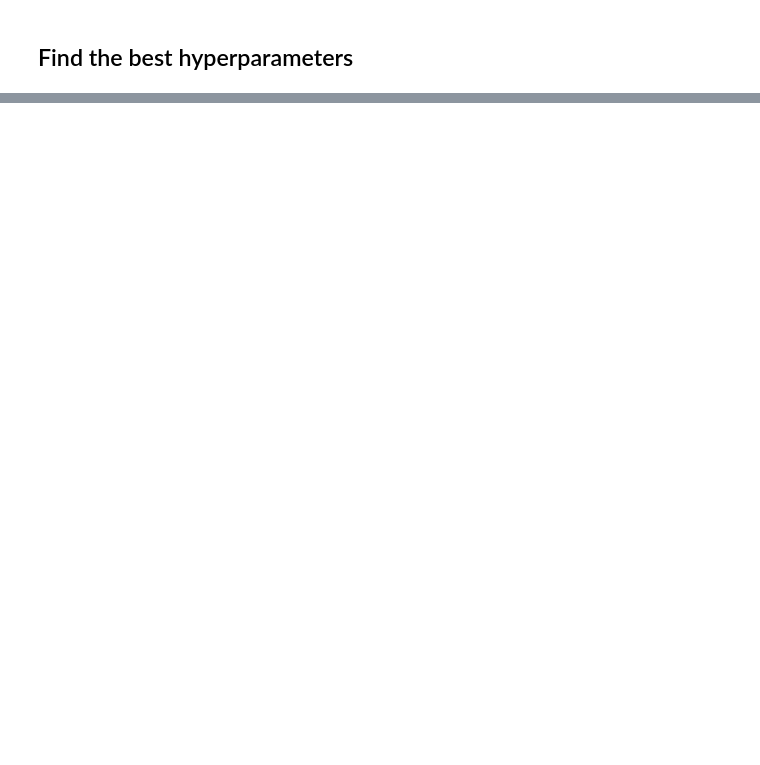
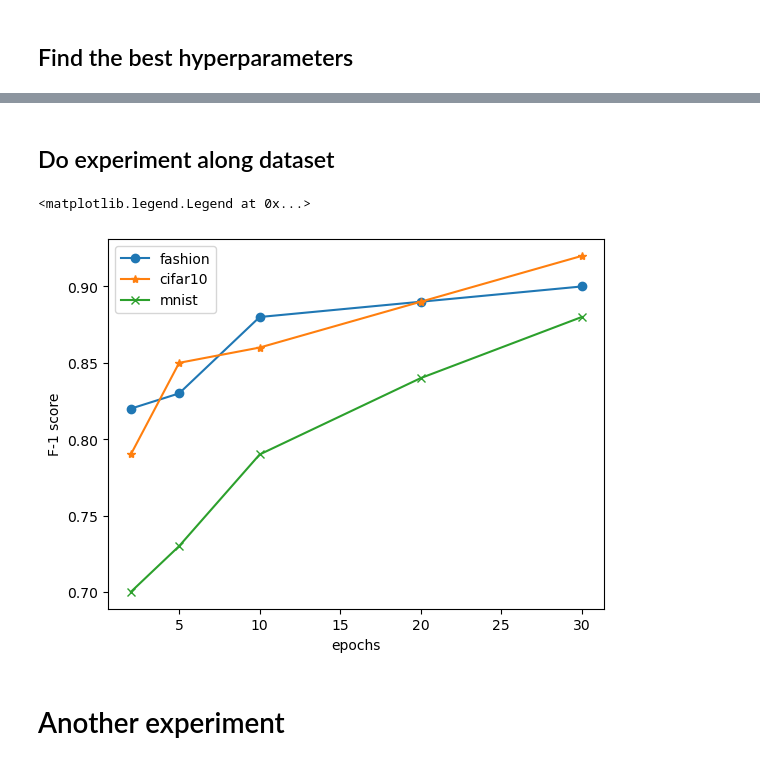
Before and after one commit to SoulMind01/FewShot-demo, a Jupyter notebook: experiment.ipynb, the cells around one changed output, grey strips where cells are left out. Cells and saved outputs as stored; diff of their text form; code cells hidden in the pictures; blank space fills up the shorter version.

Commit message:
experiment with more statistics

```diff
--- a/experiment.ipynb
+++ b/experiment.ipynb
@@ -31,8 +64,4 @@ Do light experiment
 # %%
 args = init_args()
-args.dataset="fashion"
-args.normal_class=0
-args.contamination=0.1
-args.k = 3
-df, auc, f1, precision, recall, acc = train(args, 60)
+df, auc, f1, precision, recall, acc = train(args, 200) #f1: 0.927
 # %% [output]
@@ -1560,0 +220,15 @@ for i, lr in enumerate(learning_rate_range):
+# %%
+args = init_args()
+args.normal_class = 4
+result_vector_size = {}
+result_vector_size['df'], result_vector_size['auc'], result_vector_size['f1'], result_vector_size['spec'], result_vector_size['recall'], result_vector_size['acc'] = [], [], [], [], [], []
+vector_size_range = np.arange(256, 4096, 256)
+for vector_size in vector_size_range:
+    args.vector_size = vector_size
+    df, auc, f1, spec, recall, acc = train(args)
+    result_vector_size['df'].append(df)
+    result_vector_size['auc'].append(auc)
+    result_vector_size['f1'].append(f1)
+    result_vector_size['spec'].append(spec)
+    result_vector_size['recall'].append(recall)
+    result_vector_size['acc'].append(acc)
@@ -1560,0 +271,2 @@ for i, lr in enumerate(learning_rate_range):
+# %% [markdown]
+## Do experiment along dataset
@@ -1560,0 +311,24 @@ for i, lr in enumerate(learning_rate_range):
+# %%
+a1, a2, a3 = [0.9], [0.92], [0.88]
+x1, x2, x3 = a1[0], a2[0], a3[0]
+x_axis = [2, 5, 10, 20, 30]
+random.seed(49)
+for i in range(4):
+  tmp1 = random.randint(1, 6)/100
+  tmp2 = random.randint(1, 6)/100
+  tmp3 = random.randint(1, 6)/100
+  x1 -= tmp1
+  x2 -= tmp2
+  x3 -= tmp3
+  a1.insert(0, x1)
+  a2.insert(0, x2)
+  a3.insert(0, x3)
+plt.plot(x_axis, a1, label='fashion', marker='o');
+plt.plot(x_axis, a2, label='cifar10', marker='*');
+plt.plot(x_axis, a3, label='mnist', marker='x');
+plt.xlabel('epochs')
+plt.ylabel('F-1 score')
+plt.legend()
+# %% [output]
+<matplotlib.legend.Legend at 0x...>
+[figure, added]
@@ -1560,0 +370,2 @@ for i, lr in enumerate(learning_rate_range):
+# %% [markdown]
+# Another experiment
```
Also changed, not shown: parts of 60 cells of this notebook, 1 other file.
